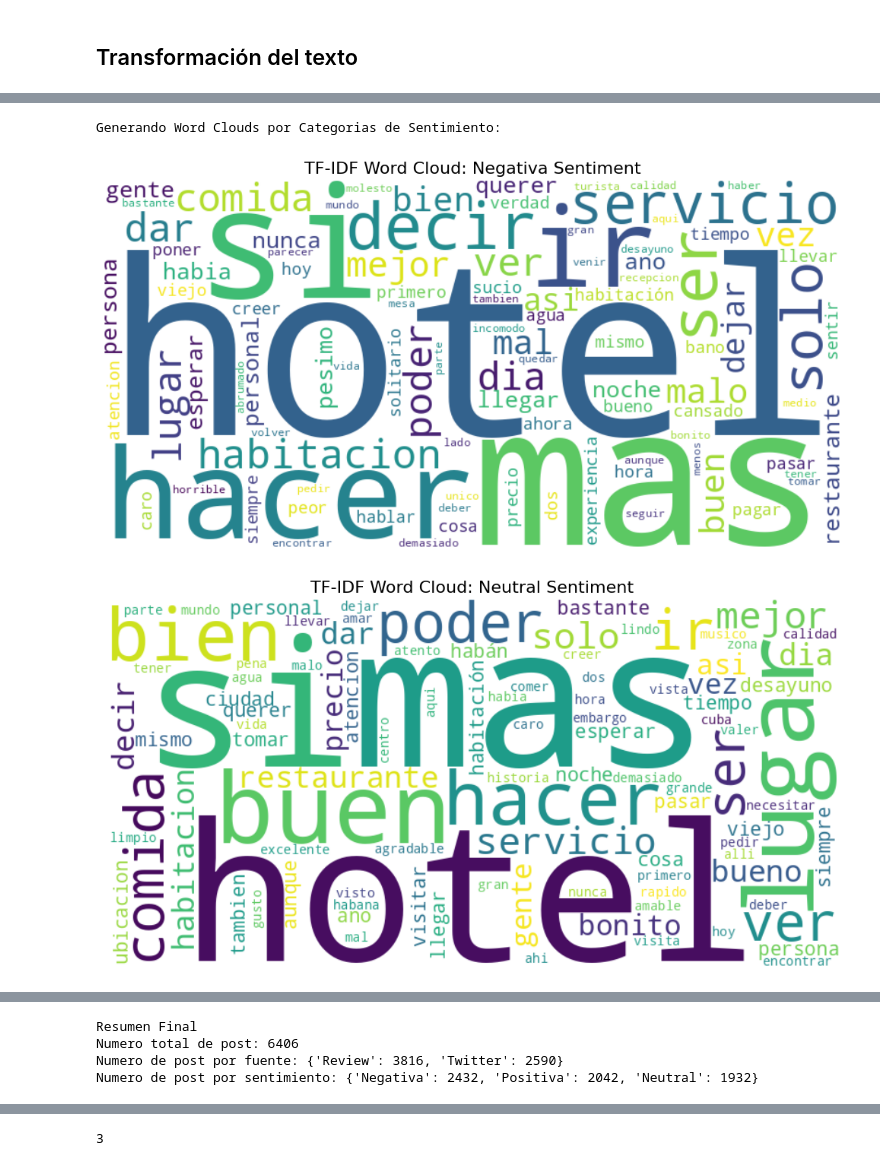
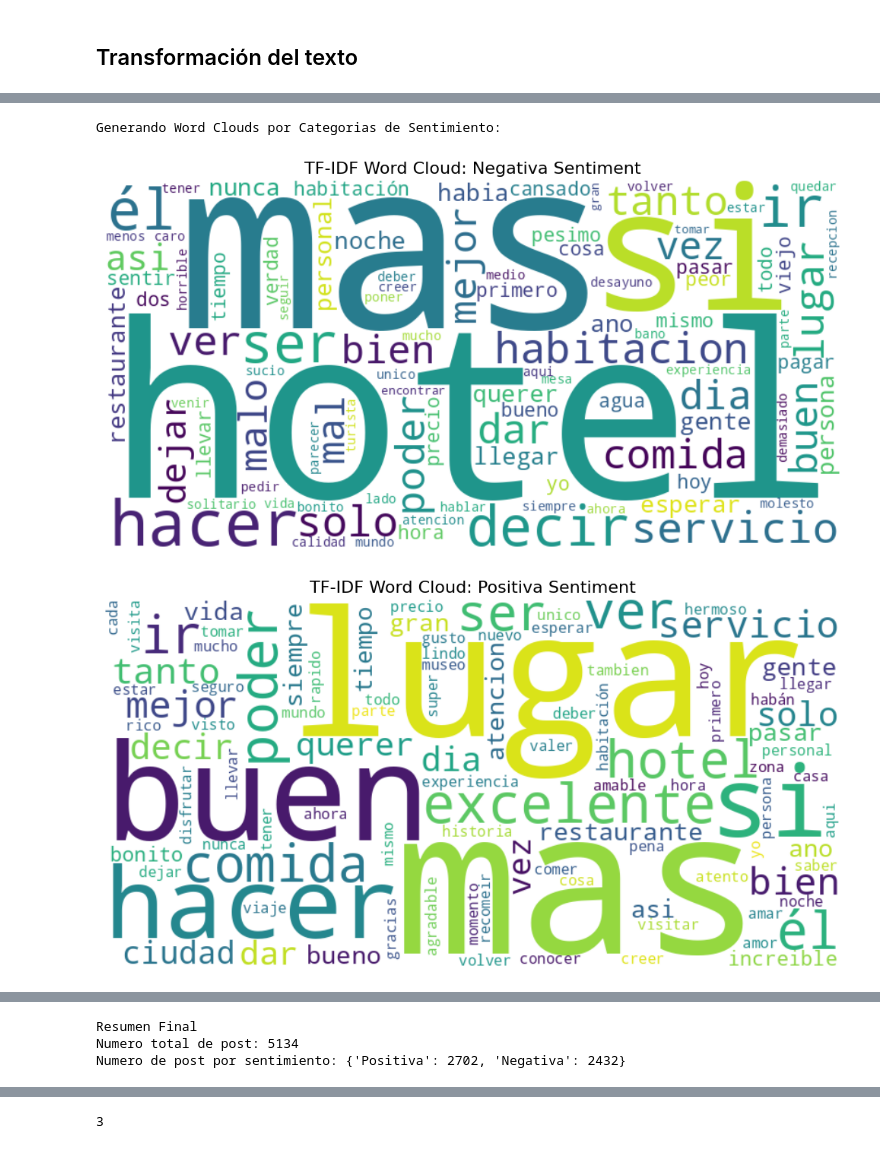
Before and after one commit to andersonjalvarado/P1-SENTIMENT-IA, a Jupyter notebook: Implementacion.ipynb, the cells around one changed output, grey strips where cells are left out. Drawn from its saved outputs; the diff is of its cells as text; code cells hidden in the pictures.

```diff
--- a/Implementacion.ipynb
+++ b/Implementacion.ipynb
@@ -536,13 +726,15 @@ def remove_stopwords(tokens):
     return filtered_tokens
 # %%
 # Apply stopword removal to the tokens
-merged_df['filtered_tokens'] = merged_df['tokens'].apply(remove_stopwords)
+merge_3em_df['filtered_tokens'] = merge_3em_df['tokens'].apply(remove_stopwords)
+
+merge_2em_df['filtered_tokens'] = merge_2em_df['tokens'].apply(remove_stopwords)
 
 # Show examples of stopword removal
 print("\nEjemplos Remocion Stopword:")
-for i in range(min(5, len(merged_df))):
-    print(f"Tokens: {merged_df.loc[i, 'tokens']}")
-    print(f"Despues de remover Stopword: {merged_df.loc[i, 'filtered_tokens']}")
+for i in range(min(5, len(merge_2em_df))):
+    print(f"Tokens: {merge_2em_df.loc[i, 'tokens']}")
+    print(f"Despues de remover Stopword: {merge_2em_df.loc[i, 'filtered_tokens']}")
     print("-" * 50)
 # %% [output]
 Ejemplos Remocion Stopword:
@@ -626,12 +780,14 @@ def lemmatize_tokens(tokens):
 # %%
 # Apply lemmatization to the filtered tokens
-merged_df['lemmas'] = merged_df['filtered_tokens'].apply(lemmatize_tokens)
+merge_3em_df['lemmas'] = merge_3em_df['filtered_tokens'].apply(lemmatize_tokens)
+
+merge_2em_df['lemmas'] = merge_2em_df['filtered_tokens'].apply(lemmatize_tokens)
 
 # Show examples of lemmatization
 print("\nEjemplos Lemmatizacion:")
-for i in range(min(5, len(merged_df))):
-    print(f"Tokens: {merged_df.loc[i, 'filtered_tokens']}")
-    print(f"Lemmas: {merged_df.loc[i, 'lemmas']}")
+for i in range(min(5, len(merge_2em_df))):
+    print(f"Tokens: {merge_2em_df.loc[i, 'filtered_tokens']}")
+    print(f"Lemmas: {merge_2em_df.loc[i, 'lemmas']}")
     print("-" * 50)
 # %% [output]
 Ejemplos Lemmatizacion:
@@ -652,7 +808,8 @@ Lemmas: ['denmir', 'helado', 'ar', 'full', 'abrumado']
 --------------------------------------------------
 # %%
 # Combinar lemmas en un solo string para cada fila
-merged_df['clean_text'] = merged_df['lemmas'].apply(lambda x: ' '.join(x) if x else '')
+merge_3em_df['clean_text'] = merge_3em_df['lemmas'].apply(lambda x: ' '.join(x) if x else '')
+merge_2em_df['clean_text'] = merge_2em_df['lemmas'].apply(lambda x: ' '.join(x) if x else '')
 # %%
 # Create a TF-IDF word cloud for each sentiment category
 
@@ -664,7 +821,6 @@ def generate_tfidf_wordcloud(texts, title, max_words=100):
     # Create a TF-IDF vectorizer
     tfidf_vectorizer = TfidfVectorizer(
         max_features=1000,
-        stop_words=stopwords.words('spanish'),
         ngram_range=(1, 2)  # Include both single words and bigrams
     )
 
@@ -700,7 +856,7 @@ def generate_tfidf_wordcloud(texts, title, max_words=100):
 
 # Generate a word cloud for all texts
 print("\Generando Word Cloud para los Textos:")
-all_texts = merged_df['clean_text'].tolist()
+all_texts = merge_2em_df['clean_text'].tolist()
 generate_tfidf_wordcloud(all_texts, 'TF-IDF Word Cloud: Todo los Textos')
 # %% [output]
 \Generando Word Cloud para los Textos:
@@ -708,11 +864,11 @@ generate_tfidf_wordcloud(all_texts, 'TF-IDF Word Cloud: Todo los Textos')
 # %%
 # Generate word clouds for each sentiment category
 print("\nGenerando Word Clouds por Categorias de Sentimiento:")
-for sentiment in merged_df['plutchik_sentiment'].dropna().unique():
-    sentiment_texts = merged_df[merged_df['plutchik_sentiment'] == sentiment]['clean_text'].dropna().tolist()
+for sentiment in merge_2em_df['sentiment'].dropna().unique():
+    sentiment_texts = merge_2em_df[merge_2em_df['sentiment'] == sentiment]['clean_text'].dropna().tolist()
     if sentiment_texts:
         generate_tfidf_wordcloud(sentiment_texts, f'TF-IDF Word Cloud: {sentiment.title()} Sentiment')
 # %% [output]
 Generando Word Clouds por Categorias de Sentimiento:
-[figure, old version]
+[figure, new version]
-[figure, old version]
+[figure, new version]
@@ -720,12 +875,10 @@ Generando Word Clouds por Categorias de Sentimiento:
 # %%
 # Final processed dataset summary
 print("\nResumen Final")
-print(f"Numero total de post: {len(merged_df)}")
-print(f"Numero de post por fuente: {merged_df['source'].value_counts().to_dict()}")
-print(f"Numero de post por sentimiento: {merged_df['plutchik_sentiment'].value_counts().to_dict()}")
+print(f"Numero total de post: {len(merge_2em_df)}")
+print(f"Numero de post por sentimiento: {merge_2em_df['sentiment'].value_counts().to_dict()}")
 # %% [output]
 Resumen Final
-Numero total de post: 6406
-Numero de post por fuente: {'Review': 3816, 'Twitter': 2590}
-Numero de post por sentimiento: {'Negativa': 2432, 'Positiva': 2042, 'Neutral': 1932}
+Numero total de post: 5134
+Numero de post por sentimiento: {'Positiva': 2702, 'Negativa': 2432}
 # %%
```
Also changed, not shown: parts of 140 cells of this notebook, 1 other file.
